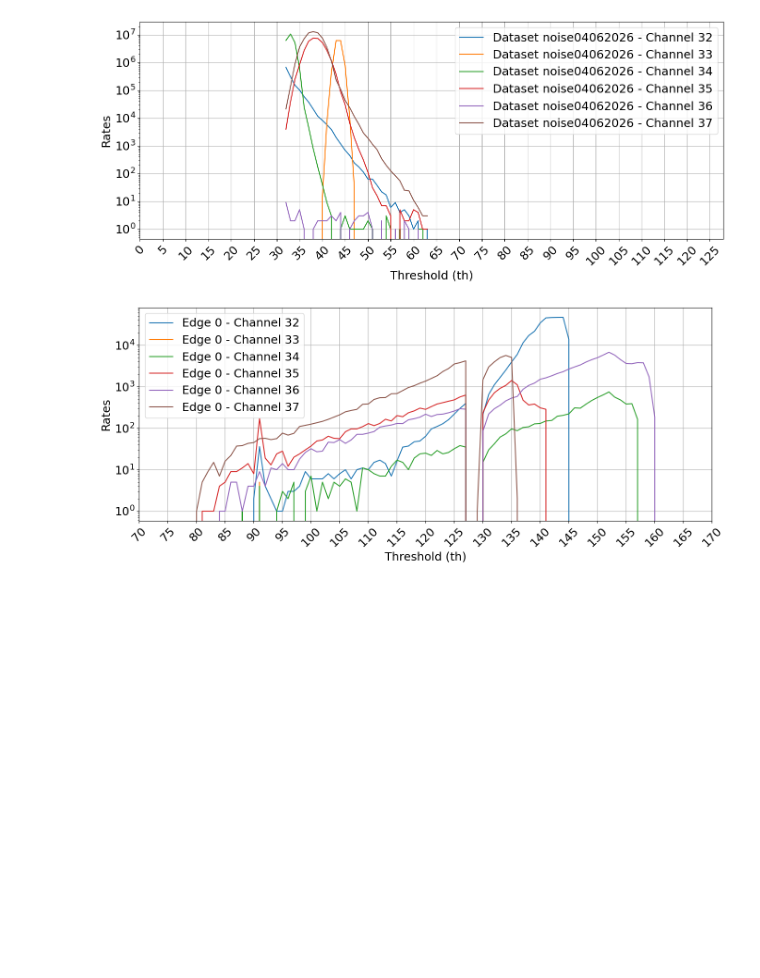
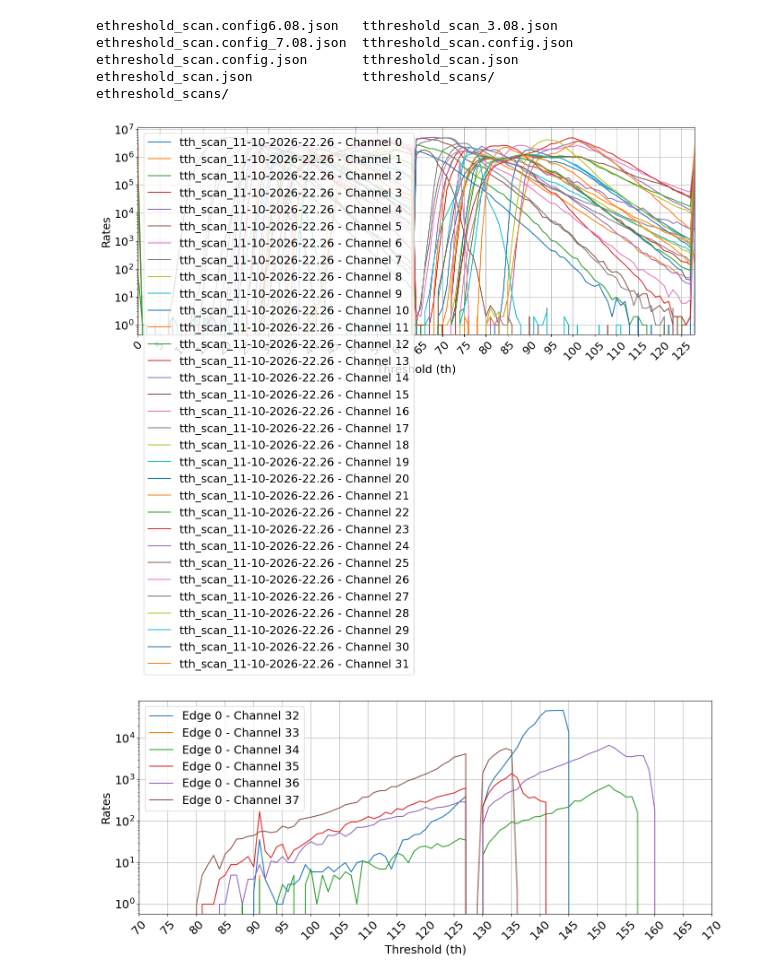
Before and after one commit to makoeppel/musip, a Jupyter notebook: scripts/MutrigScripts/notebooks/plot_for_check.ipynb, the cells around one changed output. Saved outputs shown, nothing was run; the diff lists cells and outputs as text; code cells hidden in the pictures; blank space fills up the shorter version.

Commit message:
Update analyzer / enable flags, add/update threshold calibration scripts

```diff
--- a/scripts/MutrigScripts/notebooks/plot_for_check.ipynb
+++ b/scripts/MutrigScripts/notebooks/plot_for_check.ipynb
@@ -40,19 +38,22 @@ def plot_threshold_scan(data, filenames, ch, ref=-1, xmin=0, xmax=256):
 # Example usage:
 # plot_threshold_scan(0, [data], ['Some detector config'])  # single channel
 # plot_threshold_scan([0, 1, 2], [data0, data1], ['Some detector config', 'Another detector config'])  # multiple channels
+# %%
+ls ../data/tthreshold_scans/
+# %% [output]
+ethreshold_scan.config6.08.json   tthreshold_scan_3.08.json
+ethreshold_scan.config_7.08.json  tthreshold_scan.config.json
+ethreshold_scan.config.json       tthreshold_scan.json
+ethreshold_scan.json              tthreshold_scans/
+ethreshold_scans/
 # %%
-channelsA = [32,33,34,35,36,37]
-channelsB = [39,40,41,42,43,44,45,46]
-channelsC = [47,48,49,50,51,52,53,54]
-channelsD = [55,56,57,58,59,60,61,62]
-channelsD = [63,64,65,66,67,68,69,70]
-referenz = 101
-#with open('/home/mu3e/code_temp/Files/t/2026-05-18_13-23_tscan.json', 'r') as f:
-with open('../data/tthreshold_scan.noise04062026.json', 'r') as f:
+channelsA = range(32)
+
+with open('../data/tthreshold_scans/tth_scan_11-10-2026-22.26.json', 'r') as f:
     data = json.load(f)
-    plot_threshold_scan(data, ['noise04062026'], channelsA, -1, 0,128)
+    plot_threshold_scan(data, ['tth_scan_11-10-2026-22.26'], channelsA, -1, 0,128)
 # %% [output]
-[figure, old version]
+[figure, new version]
 # %%
 with open('../data/ethreshold_scan-beam04062026_edge0.json', 'r') as f:
     data = json.load(f)
```
Also changed, not shown: parts of 2 cells of this notebook, 12 other files.
